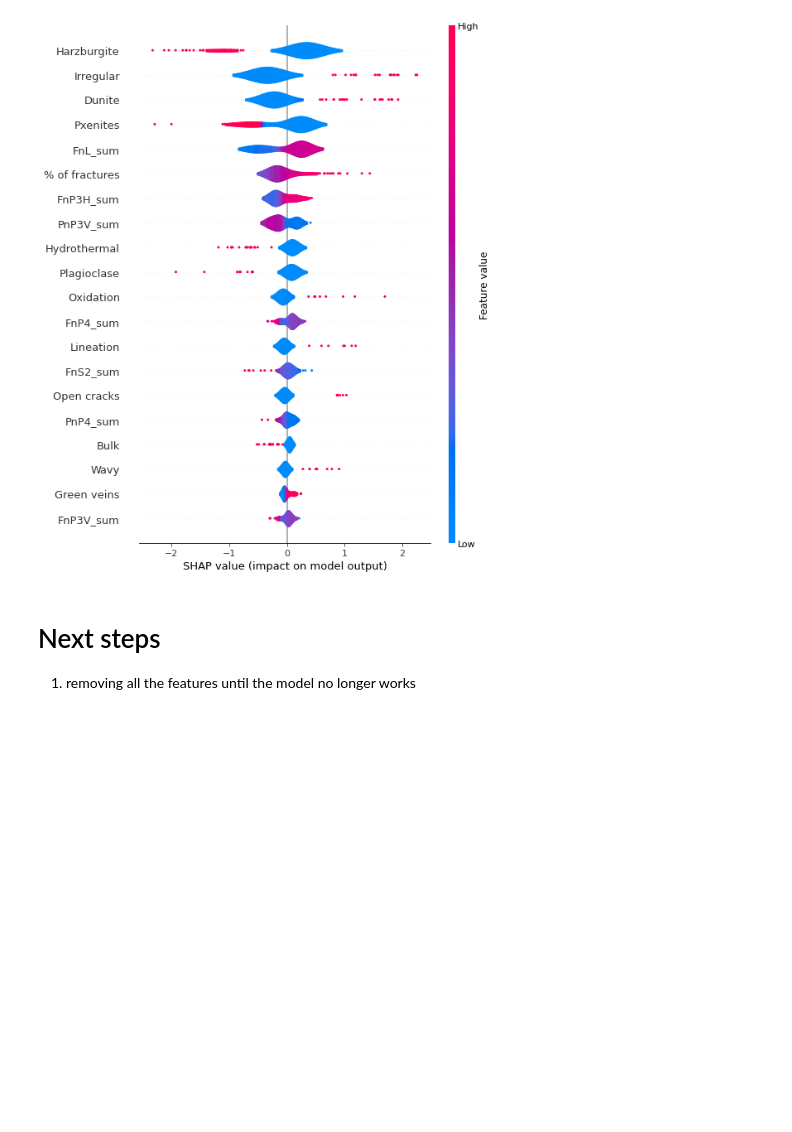
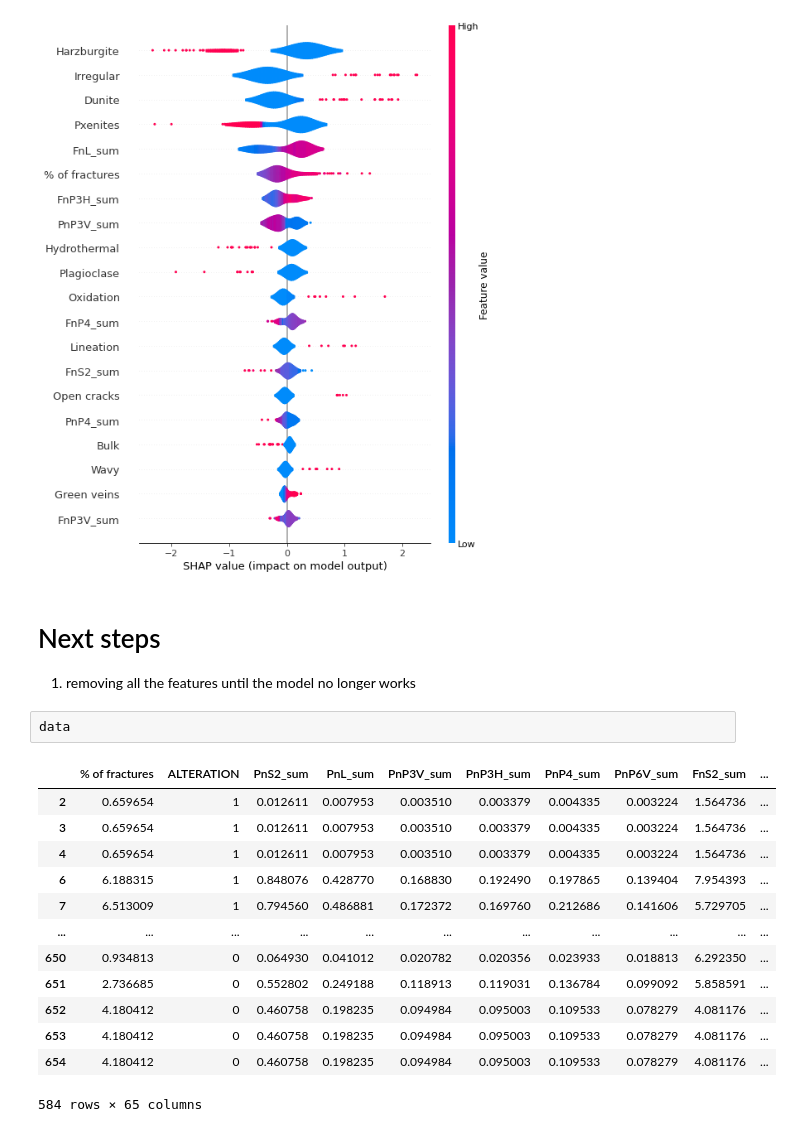
Before and after one commit to SerpRateAI/AI-pipeline-boreholes, a Jupyter notebook: machine-learning.ipynb, the cells around one changed output. Saved outputs shown, nothing was run; the diff lists cells and outputs as text; blank space fills up the shorter version.

```diff
--- a/machine-learning.ipynb
+++ b/machine-learning.ipynb
@@ -216,3 +218,19 @@ plt.show()
 # Next steps
 
 1. removing all the features until the model no longer works
+# %%
+data
+# %% [output]
+|  | % of fractures | ALTERATION | PnS2_sum | PnL_sum | PnP3V_sum | PnP3H_sum | PnP4_sum | PnP6V_sum | FnS2_sum | ... |
+| 2 | 0.659654 | 1 | 0.012611 | 0.007953 | 0.003510 | 0.003379 | 0.004335 | 0.003224 | 1.564736 | ... |
+| 3 | 0.659654 | 1 | 0.012611 | 0.007953 | 0.003510 | 0.003379 | 0.004335 | 0.003224 | 1.564736 | ... |
+| 4 | 0.659654 | 1 | 0.012611 | 0.007953 | 0.003510 | 0.003379 | 0.004335 | 0.003224 | 1.564736 | ... |
+| 6 | 6.188315 | 1 | 0.848076 | 0.428770 | 0.168830 | 0.192490 | 0.197865 | 0.139404 | 7.954393 | ... |
+| 7 | 6.513009 | 1 | 0.794560 | 0.486881 | 0.172372 | 0.169760 | 0.212686 | 0.141606 | 5.729705 | ... |
+| ... | ... | ... | ... | ... | ... | ... | ... | ... | ... | ... |
+| 650 | 0.934813 | 0 | 0.064930 | 0.041012 | 0.020782 | 0.020356 | 0.023933 | 0.018813 | 6.292350 | ... |
+| 651 | 2.736685 | 0 | 0.552802 | 0.249188 | 0.118913 | 0.119031 | 0.136784 | 0.099092 | 5.858591 | ... |
+| 652 | 4.180412 | 0 | 0.460758 | 0.198235 | 0.094984 | 0.095003 | 0.109533 | 0.078279 | 4.081176 | ... |
+| 653 | 4.180412 | 0 | 0.460758 | 0.198235 | 0.094984 | 0.095003 | 0.109533 | 0.078279 | 4.081176 | ... |
+| 654 | 4.180412 | 0 | 0.460758 | 0.198235 | 0.094984 | 0.095003 | 0.109533 | 0.078279 | 4.081176 | ... |
+584 rows × 65 columns
```
Also changed, not shown: parts of 3 cells of this notebook.
